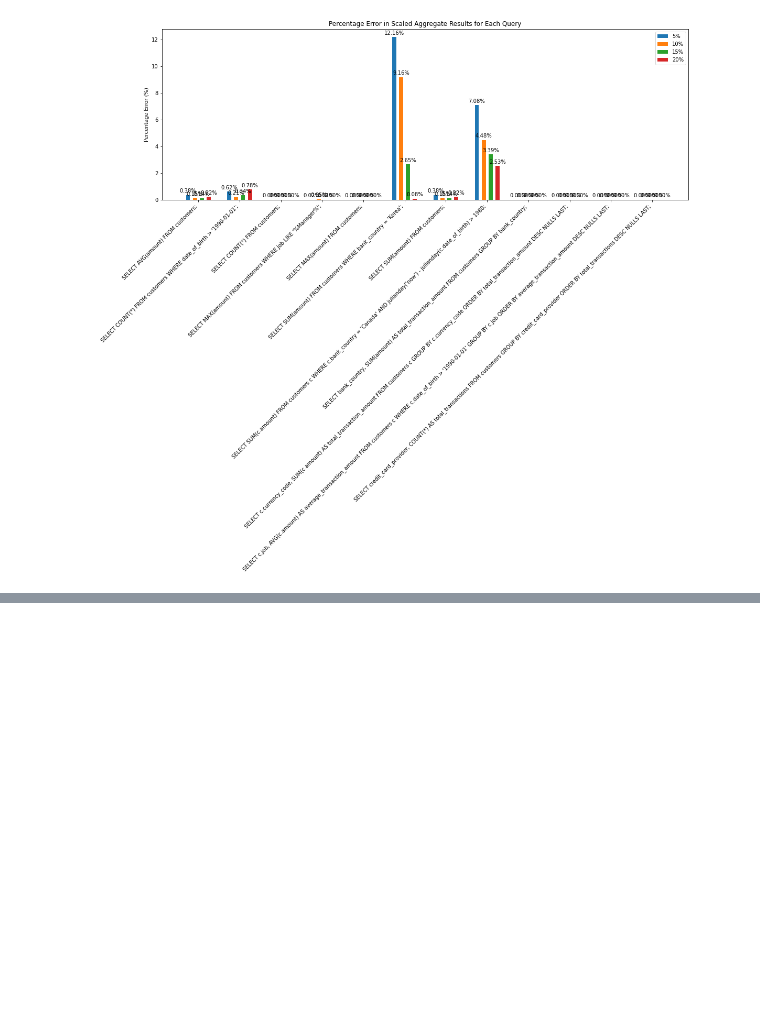
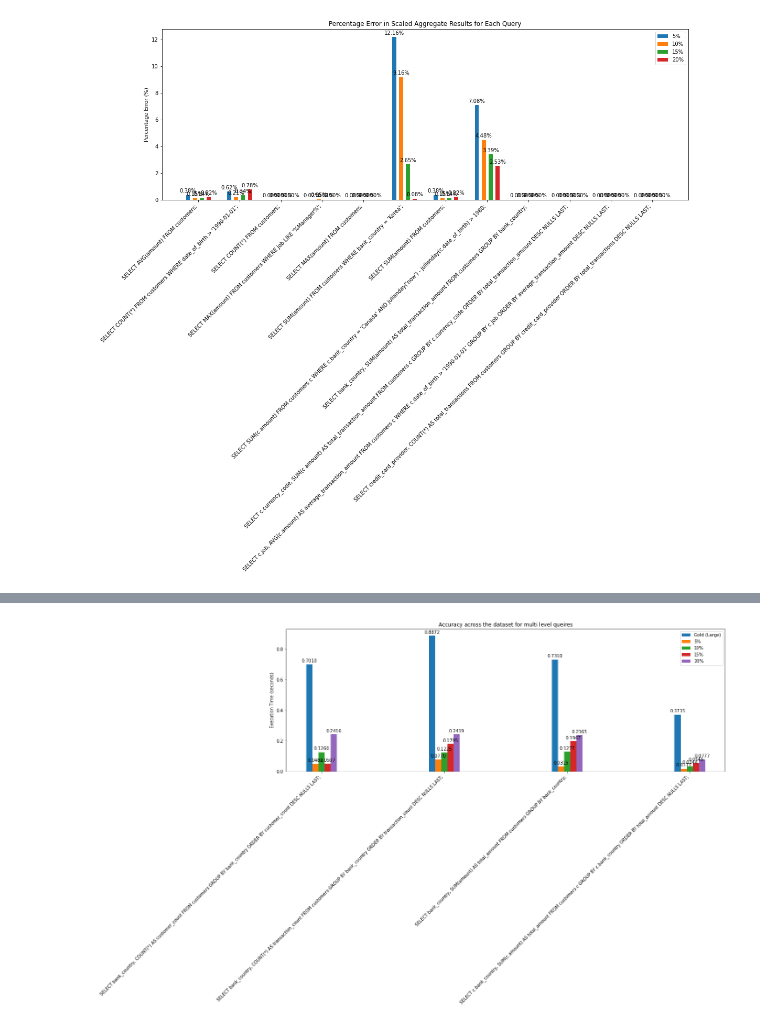
Before and after one commit to ArnobRahee/ThesisRAG, a Jupyter notebook: Test-Copy.ipynb, the cells around one changed output, grey strips where cells are left out. Cells and saved outputs as stored; diff of their text form; code cells hidden in the pictures; blank space fills up the shorter version.

Commit message:
Multi level queries:

```diff
--- a/Test.ipynb
+++ b/Test-Copy.ipynb
@@ -531,0 +842,81 @@ visualize_accuracy_all()
+# %%
+import matplotlib.pyplot as plt
+import numpy as np
+
+def visualize_execution_time_all():
+    # Retrieve all unique queries from the gold standard metrics
+    queries = list(gold_standard_metrics.keys())
+    queries.sort()  # Optional: sort alphabetically
+
+    # Initialize lists to hold execution times for each dataset
+    gold_times = []
+    sample5_times = []
+    sample10_times = []
+    sample15_times = []
+    sample20_times = []
+
+    # Loop over each query and extract execution times
+    for query in queries:
+        # For Gold standard (Large Database)
+        gold_time, _ = gold_standard_metrics.get(query, (None, None))
+        gold_times.append(gold_time if gold_time is not None else 0)
+
+        # For Sample 5% (list of dictionaries)
+        s5 = next((item for item in sample_5_metrics if item.get("Query") == query), None)
+        sample5_times.append(s5["Execution Time"] if s5 and s5.get("Execution Time") is not None else 0)
+
+        # For Sample 10% (list of tuples: (query, exec_time, abs_error, percent_error, scaled_result, scaling_factor))
+        s10 = next((item for item in sample_10_metrics if item[0] == query), None)
+        sample10_times.append(s10[1] if s10 and s10[1] is not None else 0)
+
+        # For Sample 15% (dictionary keyed by query)
+        s15 = sample_15_metrics.get(query, None)
+        sample15_times.append(s15["Execution Time"] if s15 and s15.get("Execution Time") is not None else 0)
+
+        # For Sample 20% (list of tuples)
+        s20 = next((item for item in sample_20_metrics if item[0] == query), None)
+        sample20_times.append(s20[1] if s20 and s20[1] is not None else 0)
+
+    # Increase spacing between groups by multiplying x positions
+    group_spacing = 3.0
+    x = np.arange(len(queries)) * group_spacing
+    bar_width = 0.15
+
+    fig, ax = plt.subplots(figsize=(18, 6))
+    # Create grouped bars for each dataset
+    rects_gold = ax.bar(x - 2 * bar_width, gold_times, bar_width, label='Gold (Large)')
+    rects_5 = ax.bar(x - bar_width, sample5_times, bar_width, label='5%')
+    rects_10 = ax.bar(x, sample10_times, bar_width, label='10%')
+    rects_15 = ax.bar(x + bar_width, sample15_times, bar_width, label='15%')
+    rects_20 = ax.bar(x + 2 * bar_width, sample20_times, bar_width, label='20%')
+
+    ax.set_ylabel("Execution Time (seconds)")
+    ax.set_title("Accuracy across the dataset for multi level queires")
+    ax.set_xticks(x)
+    ax.set_xticklabels(queries, rotation=45, ha='right')
+    ax.legend()
+
+    # Annotate each bar with its execution time value
+    def annotate_bars(rects):
+        for rect in rects:
+            height = rect.get_height()
+            ax.annotate(f"{height:.4f}",
+                        xy=(rect.get_x() + rect.get_width() / 2, height),
+                        xytext=(0, 3),
+                        textcoords="offset points",
+                        ha="center", va="bottom")
+
+    annotate_bars(rects_gold)
+    annotate_bars(rects_5)
+    annotate_bars(rects_10)
+    annotate_bars(rects_15)
+    annotate_bars(rects_20)
+
+    fig.tight_layout()
+    plt.savefig("AccuracyforMultiLevelQueries.png")
+    plt.show()
+
+# Call the visualization function to see the execution time grouped bar chart.
+visualize_execution_time_all()
+# %% [output]
+[figure, added]
```
Also changed, not shown: parts of 4 cells of this notebook.
